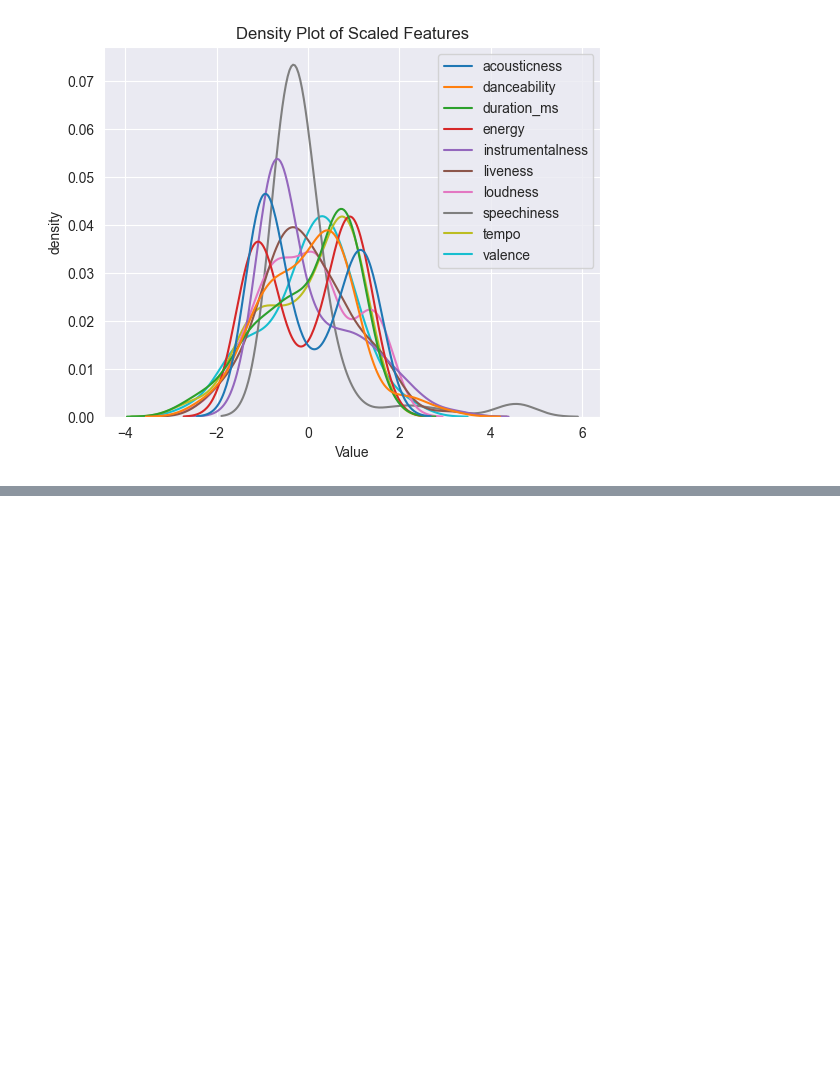
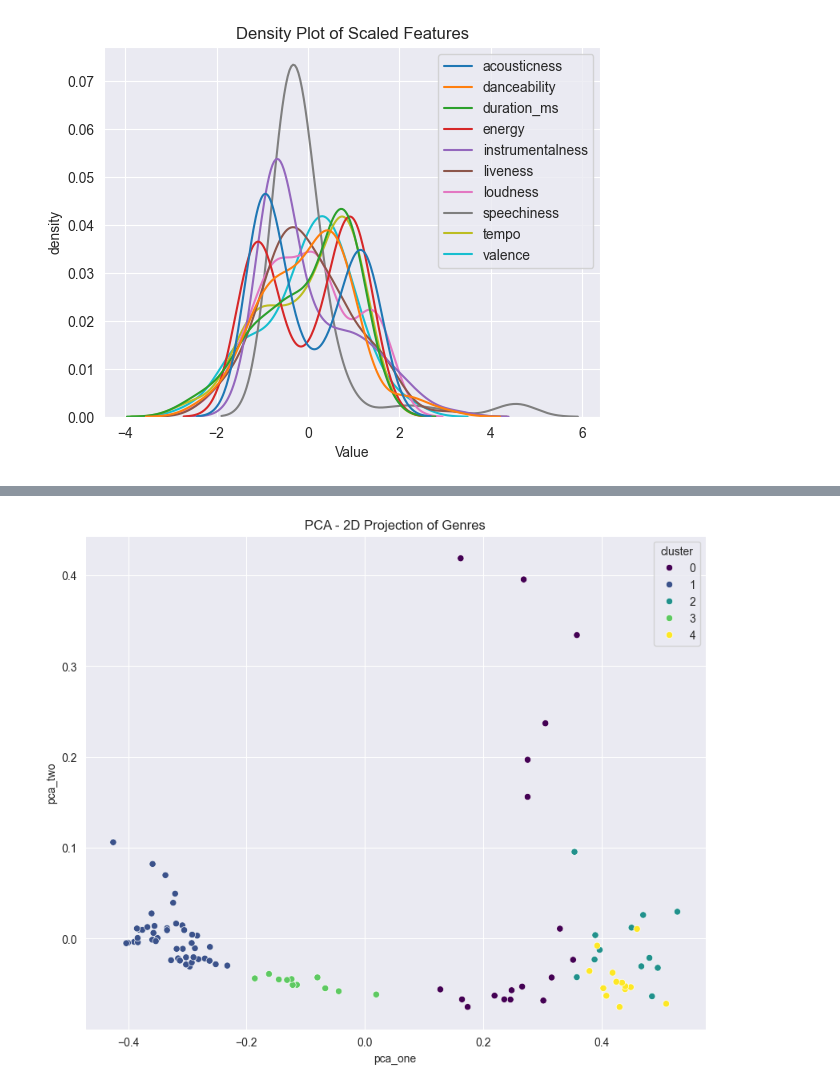
Before and after one commit to MaidenTaief/MUSIC-REC, a Jupyter notebook: Cluster/data_by_year.ipynb, the cells around one changed output, grey strips where cells are left out. Drawn from its saved outputs; the diff is of its cells as text; code cells hidden in the pictures; blank space fills up the shorter version.

```diff
--- a/Cluster/data_by_year.ipynb
+++ b/Cluster/data_by_year.ipynb
@@ -105,0 +136,6 @@ plt.show()
+# %%
+kmeans = KMeans(n_clusters=5, random_state=42)
+data_by_year['cluster'] = kmeans.fit_predict(data_by_year[features_to_scale])
+
+# Check the size of each cluster
+print(data_by_year['cluster'].value_counts())
@@ -105,0 +172,18 @@ plt.show()
+# %%
+from sklearn.decomposition import PCA
+
+# Apply PCA to reduce the dimensions to 2
+pca = PCA(n_components=2)
+pca_result = pca.fit_transform(data_by_year[features_to_scale])
+
+# Add the PCA results to the DataFrame
+data_by_year['pca_one'] = pca_result[:, 0]
+data_by_year['pca_two'] = pca_result[:, 1]
+
+# Visualize the PCA result
+plt.figure(figsize=(10, 8))
+sns.scatterplot(x='pca_one', y='pca_two', hue='cluster', data=data_by_year, palette='viridis')
+plt.title('PCA - 2D Projection of Genres')
+plt.show()
+# %% [output]
+[figure, added]
```
Also changed, not shown: parts of 4 cells of this notebook, 3 other files.
